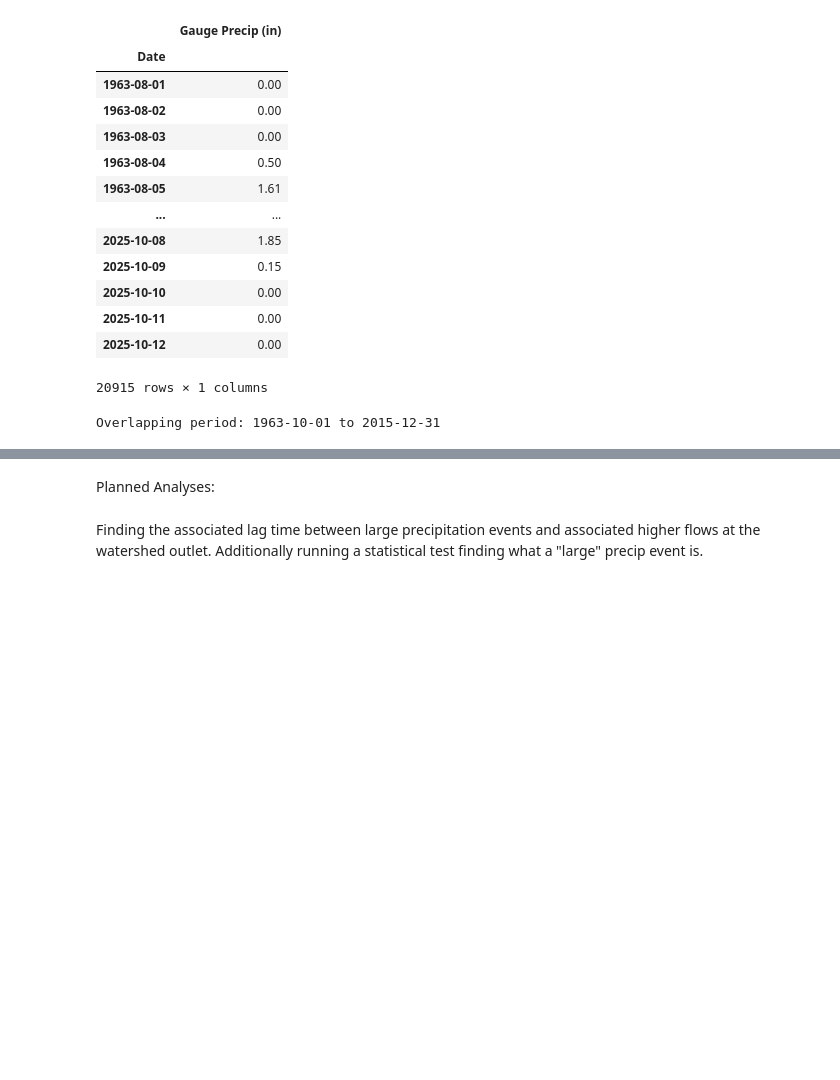
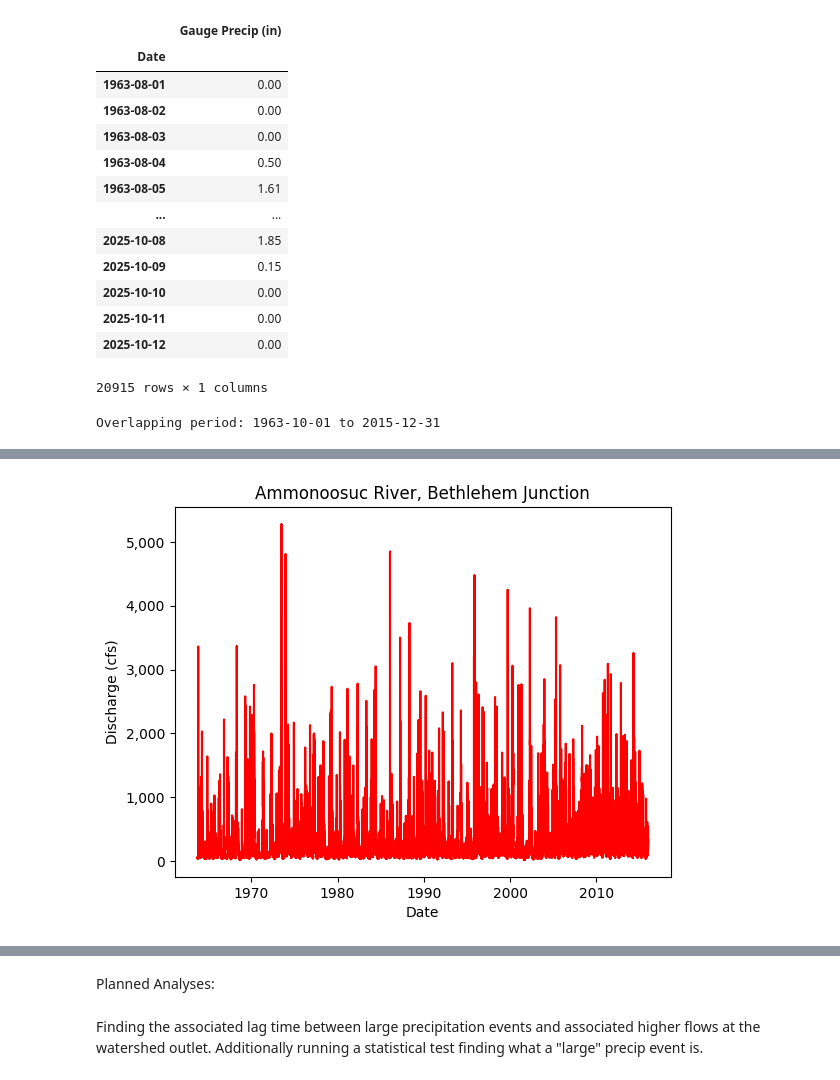
Before and after one commit to ROmslaer/ROmslaer895, a Jupyter notebook: ROmslaer Final Project.ipynb, the cells around one changed output, grey strips where cells are left out. Drawn from its saved outputs; the diff is of its cells as text; code cells hidden in the pictures; blank space fills up the shorter version.

```diff
--- a/ROmslaer Final Project.ipynb
+++ b/ROmslaer Final Project.ipynb
@@ -178,0 +180,10 @@ Text(0.5, 1.0, 'Precipitation vs Discharge')
+# %%
+fig, ax = plt.subplots()
+ax.plot(project.index, project['Discharge (cfs)'], label='Discharge (cfs)', color='red')
+ax.set_xlabel('Date')
+ax.set_ylabel('Discharge (cfs)')
+ax.set_title('Ammonoosuc River, Bethlehem Junction')
+ax.yaxis.set_major_locator(MaxNLocator(nbins=6))
+ax.yaxis.set_major_formatter(FuncFormatter(lambda x, _: f'{x:,.0f}'))
+# %% [output]
+[figure, added]
```
Also changed, not shown: parts of 6 cells of this notebook.
